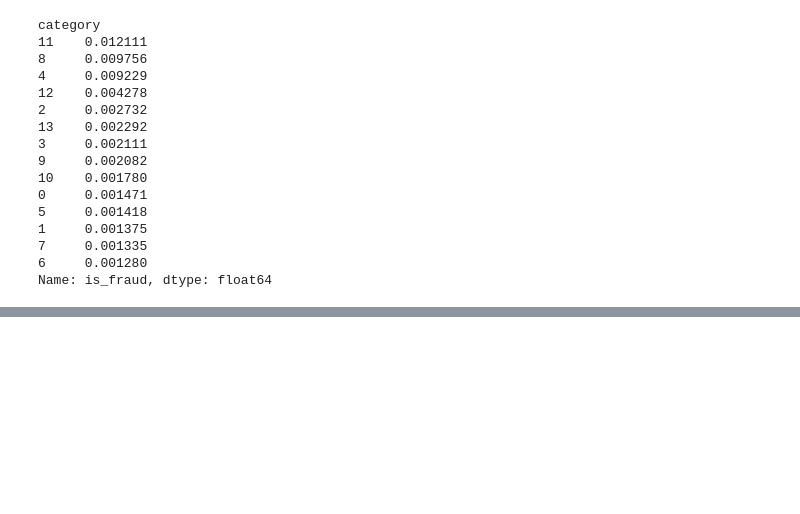
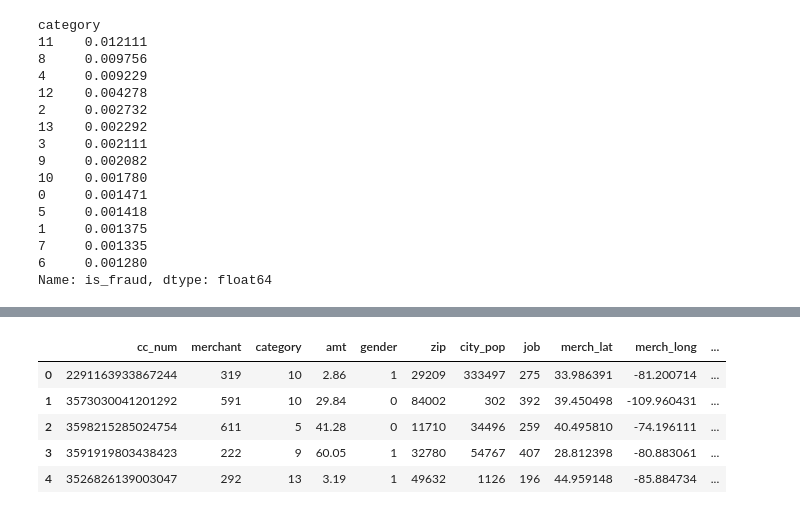
Before and after one commit to himanshutiwari2005/CANTILEVER, a Jupyter notebook: Task-2/EDA.ipynb, the cells around one changed output, grey strips where cells are left out. Drawn from its saved outputs; the diff is of its cells as text; code cells hidden in the pictures; blank space fills up the shorter version.

```diff
--- a/Task-2/EDA.ipynb
+++ b/Task-2/EDA.ipynb
@@ -202,0 +220,9 @@ array([0.00691996, 0.00185236, 0.01114276, 0.01166397, 0.07283989,
+# %%
+df.head()
+# %% [output]
+|  | cc_num | merchant | category | amt | gender | zip | city_pop | job | merch_lat | merch_long | ... |
+| 0 | 2291163933867244 | 319 | 10 | 2.86 | 1 | 29209 | 333497 | 275 | 33.986391 | -81.200714 | ... |
+| 1 | 3573030041201292 | 591 | 10 | 29.84 | 0 | 84002 | 302 | 392 | 39.450498 | -109.960431 | ... |
+| 2 | 3598215285024754 | 611 | 5 | 41.28 | 0 | 11710 | 34496 | 259 | 40.495810 | -74.196111 | ... |
+| 3 | 3591919803438423 | 222 | 9 | 60.05 | 1 | 32780 | 54767 | 407 | 28.812398 | -80.883061 | ... |
+| 4 | 3526826139003047 | 292 | 13 | 3.19 | 1 | 49632 | 1126 | 196 | 44.959148 | -85.884734 | ... |
```
Also changed, not shown: parts of 2 cells of this notebook, 1 other file.
